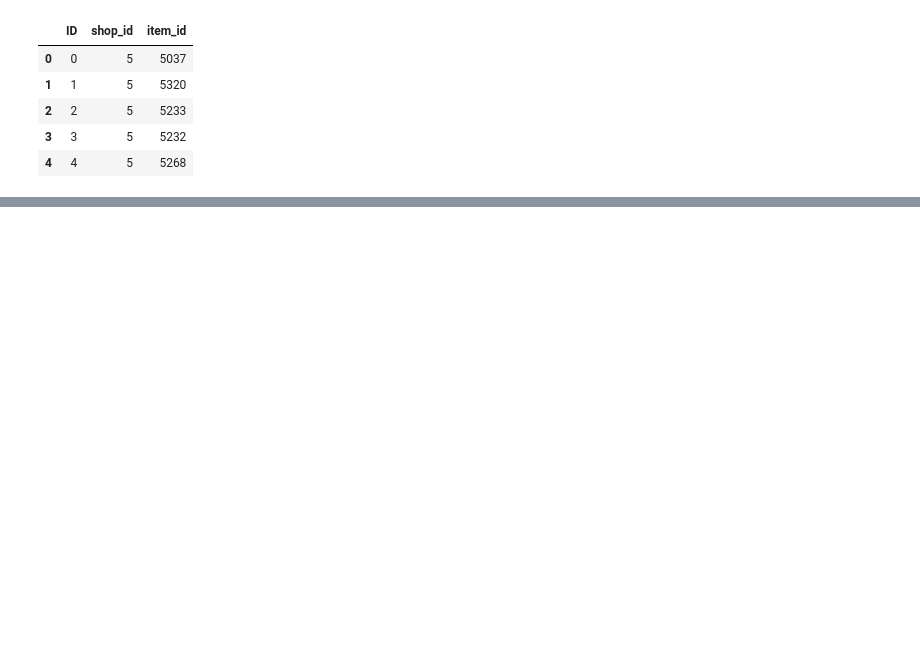
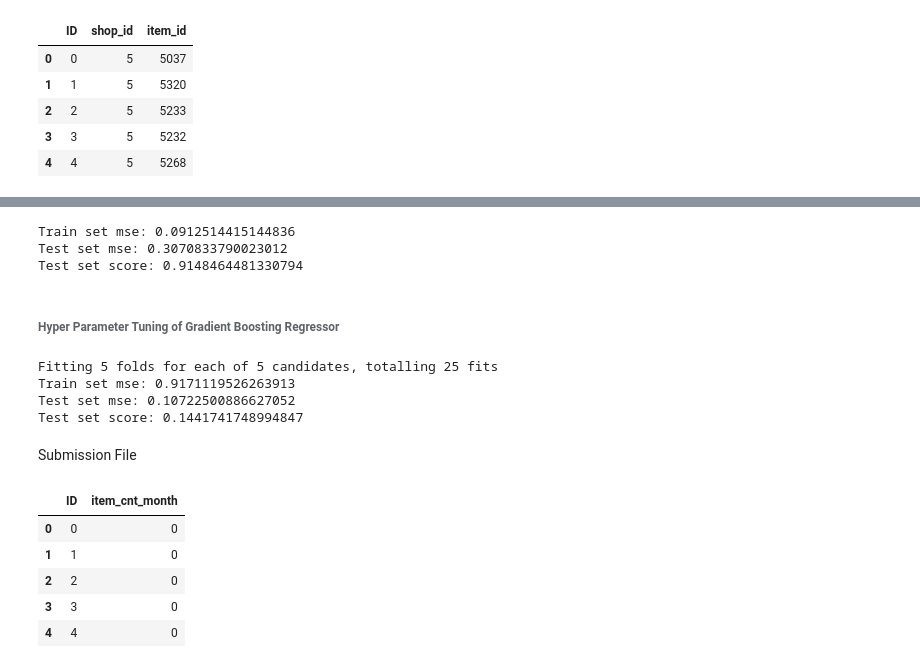
Before and after one commit to arunmadhuk/Machine-Learning, a Jupyter notebook: Predict Future Sales.ipynb, the cells around one changed output, grey strips where cells are left out. Drawn from its saved outputs; the diff is of its cells as text; code cells hidden in the pictures; blank space fills up the shorter version.

```diff
--- a/Predict Future Sales.ipynb
+++ b/Predict Future Sales.ipynb
@@ -278,0 +280,8 @@ ValueError: Found input variables with inconsistent numbers of samples: [424124,
+# %%
+from sklearn.ensemble import RandomForestRegressor
+RFR = RandomForestRegressor(n_estimators = 100)
+RFR.fit(x_train,y_train)
+
+print('Train set mse:', mean_squared_error(y_train, RFR.predict(x_train)))
+print('Test set mse:', mean_squared_error(y_test, RFR.predict(x_test)))
+print('Test set score:', RFR.score(x_train,y_train))
@@ -278,0 +316,56 @@ ValueError: Found input variables with inconsistent numbers of samples: [424124,
+# %%
+from sklearn.ensemble import GradientBoostingRegressor
+gbr = GradientBoostingRegressor()
+
+gbr.fit(x_train, y_train)
+
+print('Train set mse:', mean_squared_error(y_train, gbr.predict(x_train)))
+print('Test set mse:', mean_squared_error(y_test, gbr.predict(x_test)))
+print('Test set score:', gbr.score(x_train,y_train))
+# %% [output]
+Train set mse: 0.0912514415144836
+Test set mse: 0.3070833790023012
+Test set score: 0.9148464481330794
+# %% [markdown]
+###### Hyper Parameter Tuning of Gradient Boosting Regressor
+# %%
+from sklearn.model_selection import RandomizedSearchCV
+params = {
+    "learning_rate": [0.05,0.10,0.15,0.20,0.25,0.30],
+    "max_depth": range(5,21,2),
+    "n_estimators" : range(20,101,10),
+    'min_samples_split':range(200,1001,200),
+    'min_samples_leaf':range(30,71,10)
+}
+
+from sklearn.ensemble import GradientBoostingRegressor
+gbr = GradientBoostingRegressor()
+
+random_search = RandomizedSearchCV(gbr, param_distributions =params ,n_iter =5 ,n_jobs=-1,cv=5,verbose = 3)
+random_search.fit(x_train,y_train)
+
+print('Train set mse:', mean_squared_error(y_train, random_search.predict(x_train)))
+print('Test set mse:', mean_squared_error(y_test, random_search.predict(x_test)))
+print('Test set score:', random_search.score(x_train,y_train))
+# %% [output]
+Fitting 5 folds for each of 5 candidates, totalling 25 fits
+Train set mse: 0.9171119526263913
+Test set mse: 0.10722500886627052
+Test set score: 0.1441741748994847
+# %%
+prediction = random_search.predict(X_test)
+# %% [markdown]
+Submission File
+# %%
+prediction = list(map(round, prediction))
+
+sub_df['item_cnt_month'] = prediction
+sub_df.to_csv('prediction.csv', index=False)
+sub_df.head()
+# %% [output]
+|  | ID | item_cnt_month |
+| 0 | 0 | 0 |
+| 1 | 1 | 0 |
+| 2 | 2 | 0 |
+| 3 | 3 | 0 |
+| 4 | 4 | 0 |
```
Also changed, not shown: parts of 32 cells of this notebook, 1 other file.
